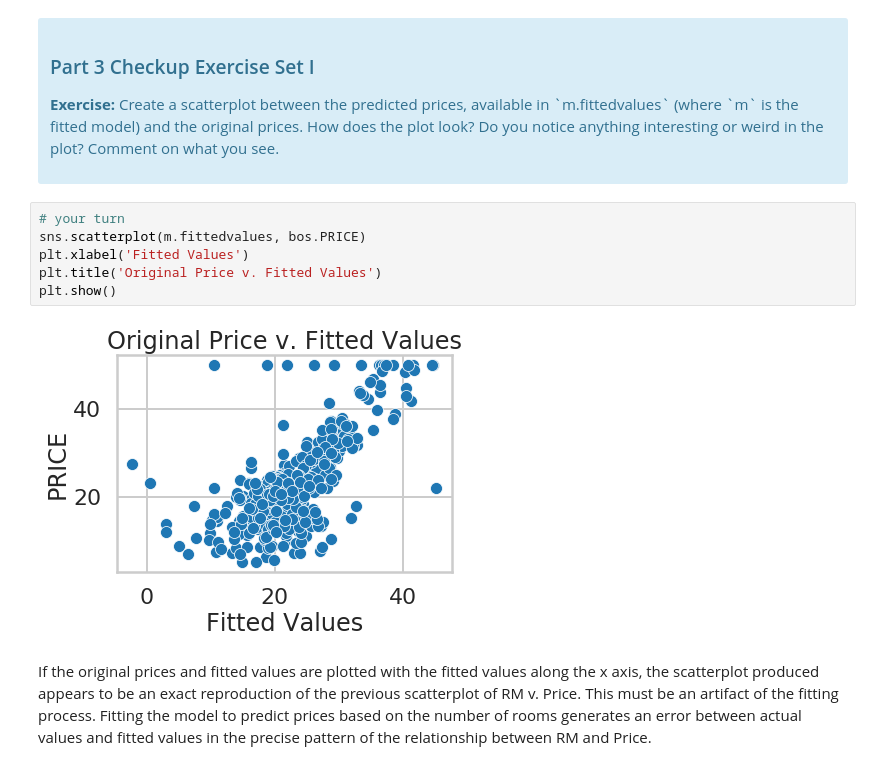
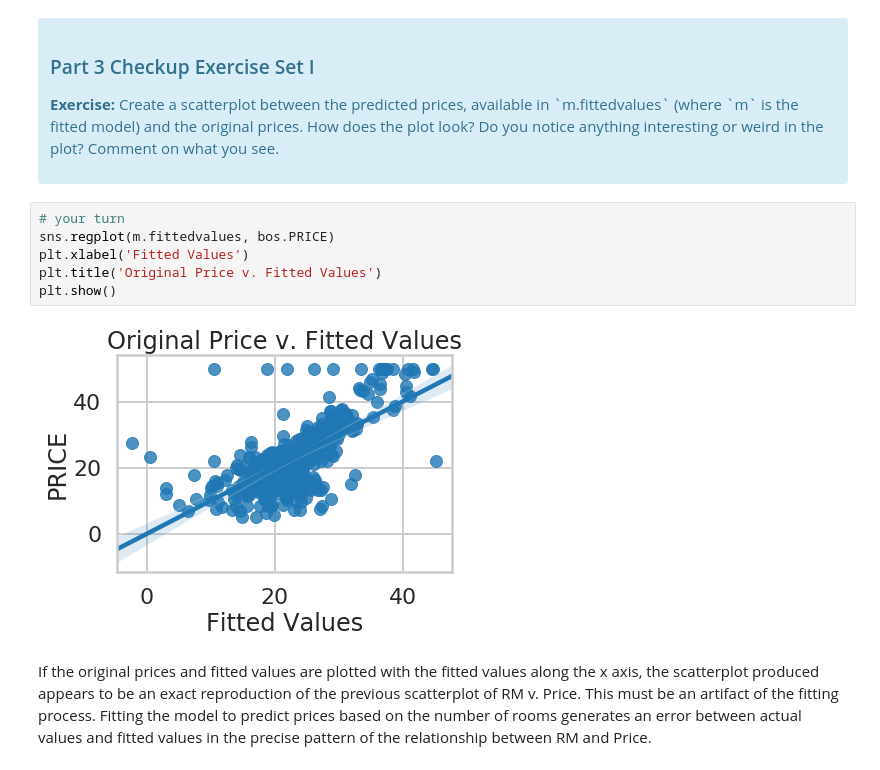
Before and after one commit to Nhorning/linear_regression, a Jupyter notebook: Mini_Project_Linear_Regression.ipynb, the cells around one changed output. Drawn from its saved outputs; the diff is of its cells as text.

```diff
--- a/Mini_Project_Linear_Regression.ipynb
+++ b/Mini_Project_Linear_Regression.ipynb
@@ -472,12 +472,12 @@ Let's see how our model actually fit our data. We can see below that there is a
 </div>
 # %%
 # your turn
-sns.scatterplot(m.fittedvalues, bos.PRICE)
+sns.regplot(m.fittedvalues, bos.PRICE)
 plt.xlabel('Fitted Values')
 plt.title('Original Price v. Fitted Values')
 plt.show()
 # %% [output]
-[figure, old version]
+[figure, new version]
 # %% [markdown]
 If the original prices and fitted values are plotted with the fitted values along the x axis, the scatterplot produced appears to be an exact reproduction of the previous scatterplot of RM v. Price.  This must be an artifact of the fitting process. Fitting the model to predict prices based on the number of rooms generates an error between actual values and fitted values in the precise pattern of the relationship between RM and Price.
 # %% [markdown]
```
Also changed, not shown: parts of 13 cells of this notebook.
